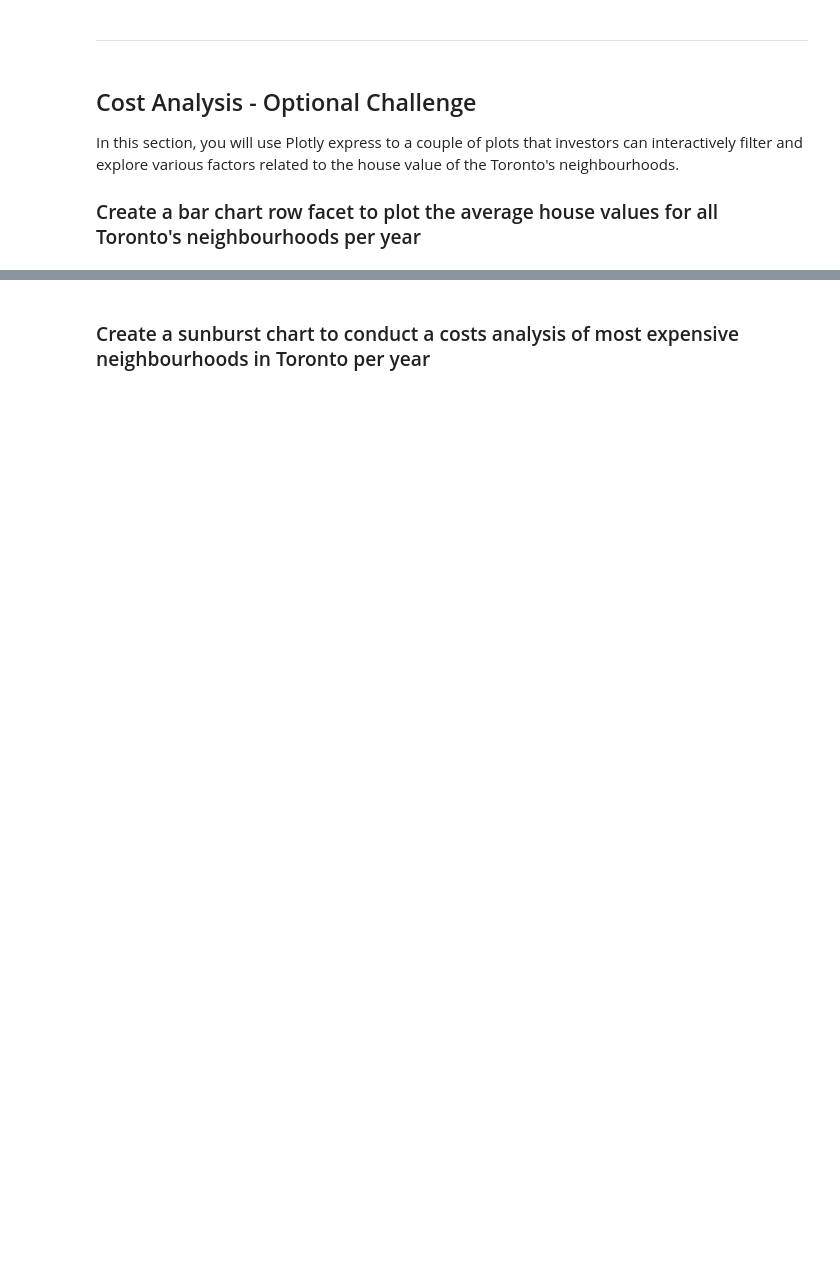
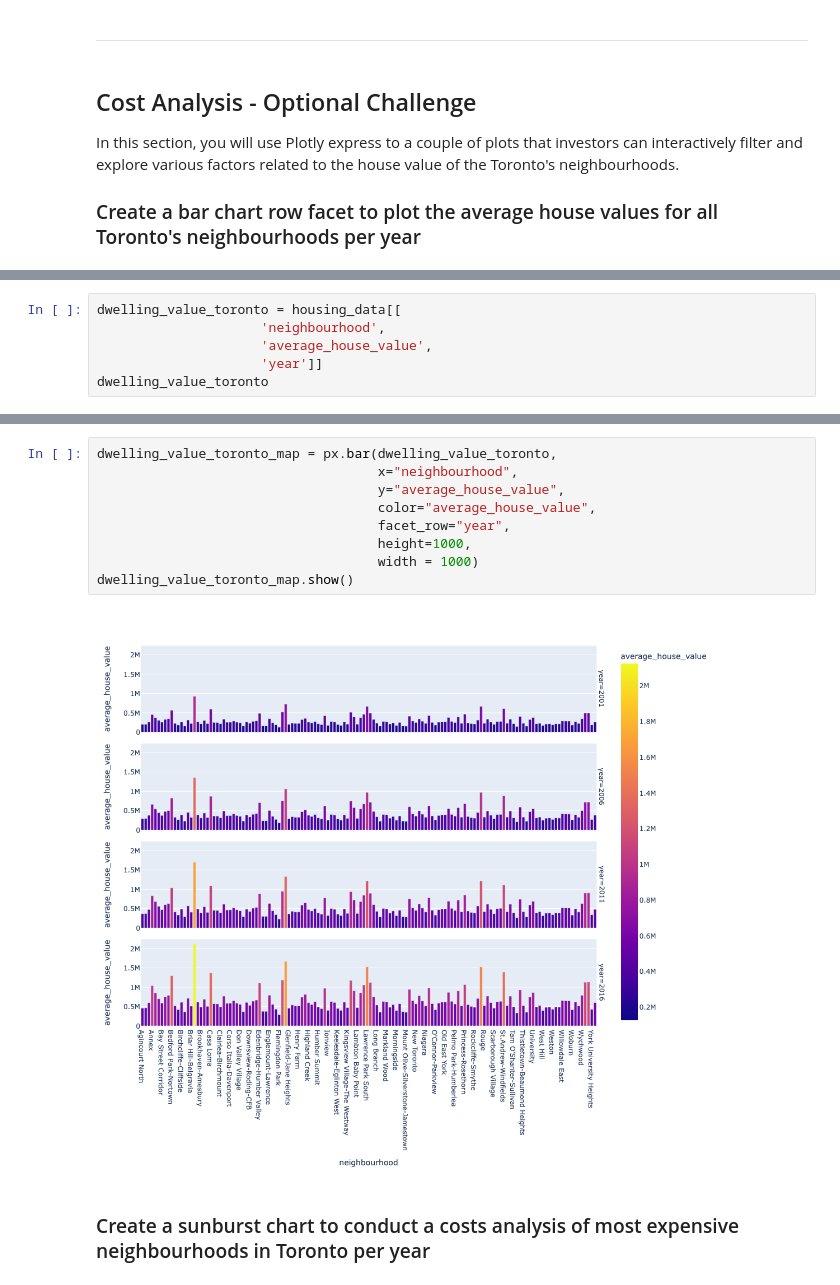
Before and after one commit to Nitin-Thomas/pyviz_homework, a Jupyter notebook: rental_analysis.ipynb, the cells around one changed output, grey strips where cells are left out. Saved outputs shown, nothing was run; the diff lists cells and outputs as text; blank space fills up the shorter version.

```diff
--- a/rental_analysis.ipynb
+++ b/rental_analysis.ipynb
@@ -488,0 +506,6 @@ In this section, you will use Plotly express to a couple of plots that investors
+# %%
+dwelling_value_toronto = housing_data[[
+                     'neighbourhood',
+                     'average_house_value',
+                     'year']]
+dwelling_value_toronto
@@ -489,3 +526,14 @@ In this section, you will use Plotly express to a couple of plots that investors
+# %%
+dwelling_value_toronto_map = px.bar(dwelling_value_toronto,
+                                    x="neighbourhood",
+                                    y="average_house_value",
+                                    color="average_house_value",
+                                    facet_row="year",
+                                    height=1000,
+                                    width = 1000)
+dwelling_value_toronto_map.show()
+# %% [output]
+[figure, added]
 # %% [markdown]
 ### Create a sunburst chart to conduct a costs analysis of most expensive neighbourhoods in Toronto per year
 # %%
```
Also changed, not shown: parts of 12 cells of this notebook, 1 other file.
